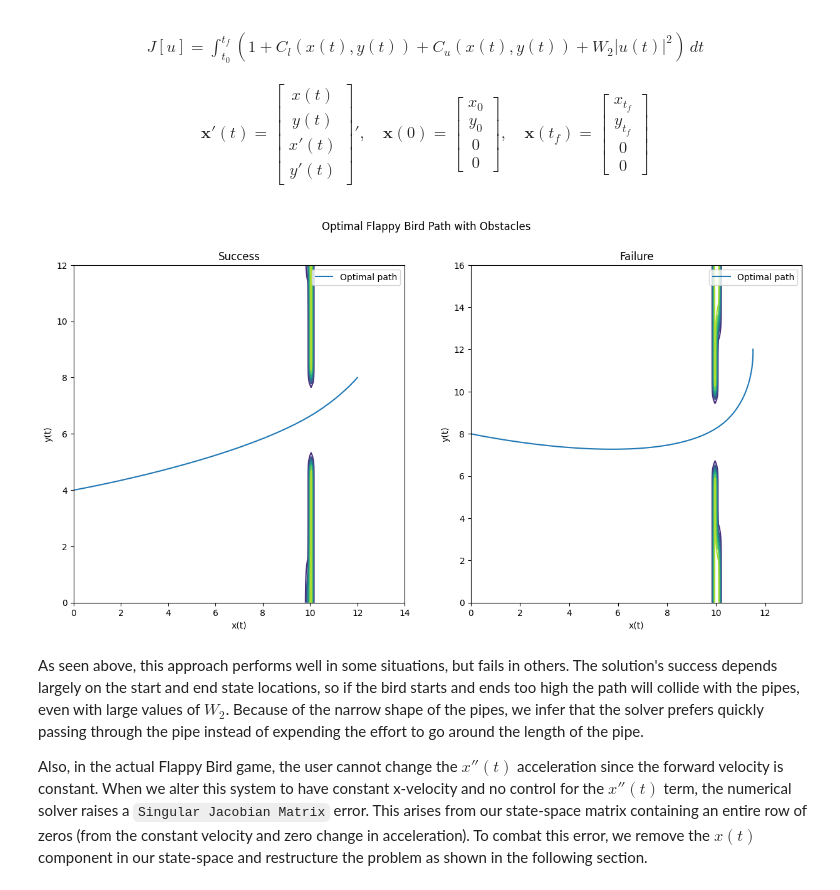
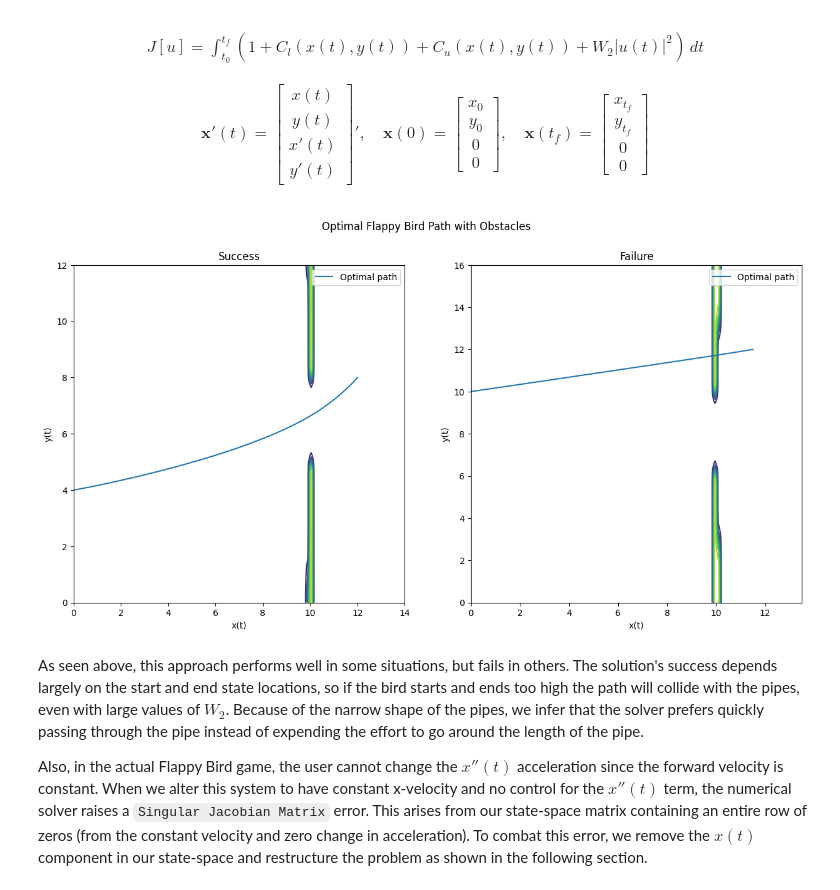
Before and after one commit to poweleli/FlappyBirdOptimalControl, a Jupyter notebook: Flappy Bird Optimal Control.ipynb, the cells around one changed output. Drawn from its saved outputs; the diff is of its cells as text; code cells hidden in the pictures.

Commit message:
changed start-end locations

```diff
--- a/Flappy Bird Optimal Control.ipynb
+++ b/Flappy Bird Optimal Control.ipynb
@@ -146,35 +146,35 @@ def pipe_avoid_uplow(W1 = 20, W2 = .1, rx = .01, ry = 60, center1 = (7,0), start
     #find obstacle
     X = np.linspace(start_location[0],end_location[0] + 3,100)
     Y = np.linspace(0,2 + np.sqrt(ry)*3,100)
     x_,y_ = np.meshgrid(X,Y)
     obs1 = obstacle(x_,y_,W1=W1,r=(rx,ry),c=center1)
     obs2 = obstacle(x_,y_,W1=W1,r=(rx,ry),c=center2)
 
     #plot
     plt.contour(x_, y_, obs1)
     plt.contour(x_, y_, obs2)
     plt.plot(x1,y2, label = "Optimal path")
     plt.xlabel("x(t)")
     plt.ylabel("y(t)")
     plt.xlim(start_location[0], end_location[0] + 3)
     plt.ylim(0,end_location[1] + 3)
     plt.legend()
 
 # show a successful run
 plt.subplot(1, 2, 1)
 plt.title("Success")
 pipe_avoid_uplow(W1 = 20, W2 = .1, rx = .01, ry = 30, center1 = (10,0), start_location = [0,4], end_location = [11,9])
 
 # show a failed run
 plt.subplot(1, 2, 2)
 plt.title("Failure")
-pipe_avoid_uplow(W1 = 20, W2 = .1, rx = .01, ry = 50, center1 = (10,0), start_location = [0,8], end_location = [10.5,13])
+pipe_avoid_uplow(W1 = 20, W2 = 50, rx = .01, ry = 50, center1 = (10,0), start_location = [0,10], end_location = [10.5,13])
 
 plt.suptitle("Optimal Flappy Bird Path with Obstacles")
 plt.gcf().set_size_inches(15, 7)
 plt.show()
 # %% [output]
-[figure, old version]
+[figure, new version]
 # %% [markdown]
 As seen above, this approach performs well in some situations, but fails in others. The solution's success depends largely on the start and end state locations, so if the bird starts and ends too high the path will collide with the pipes, even with large values of $W_2$. Because of the narrow shape of the pipes, we infer that the solver prefers quickly passing through the pipe instead of expending the effort to go around the length of the pipe.
 
```
